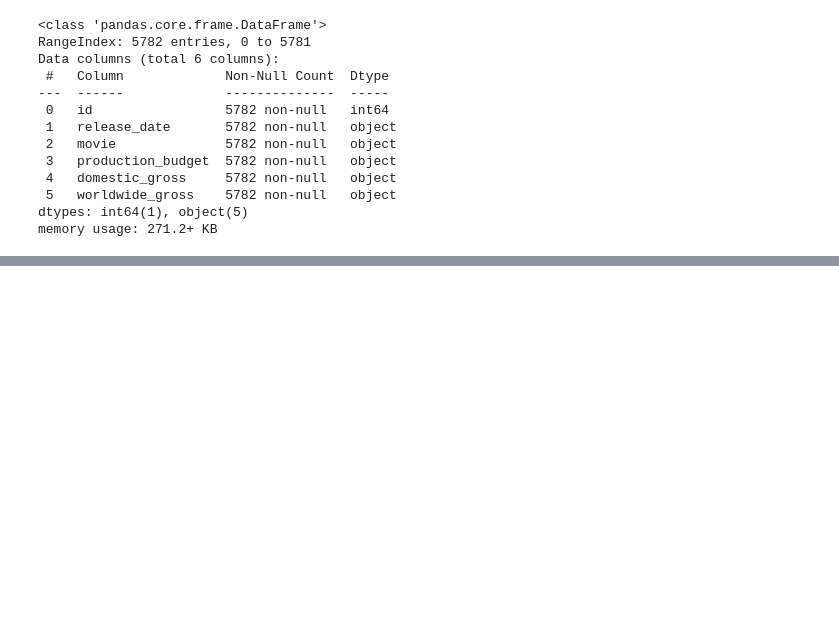
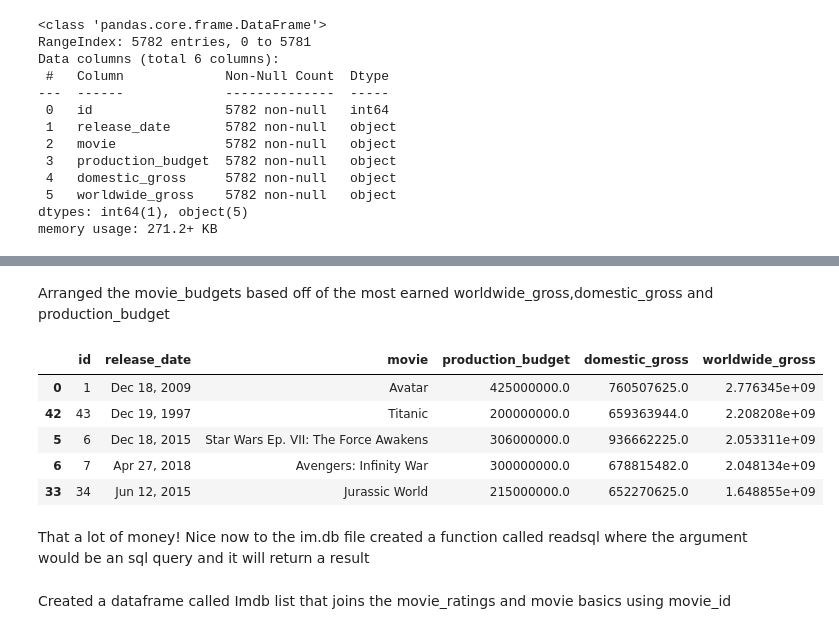
Before and after one commit to GraceRotich/project1-phaseone, a Jupyter notebook: student.ipynb, the cells around one changed output, grey strips where cells are left out. Saved outputs shown, nothing was run; the diff lists cells and outputs as text; code cells hidden in the pictures; blank space fills up the shorter version.

Commit message:
create fuction to query im.db database

```diff
--- a/student.ipynb
+++ b/student.ipynb
@@ -222,0 +236,5 @@ memory usage: 271.2+ KB
+# %%
+movie_budgets['production_budget'] = movie_budgets['production_budget'].str.replace(',', '').str.replace('$','').astype('float')
+movie_budgets['domestic_gross'] = movie_budgets['domestic_gross'].str.replace(',', '').str.replace('$','').astype('float')
+movie_budgets['worldwide_gross'] = movie_budgets['worldwide_gross'].str.replace(',', '').str.replace('$','').astype('float')
+movie_budgets.info()
@@ -222,0 +255,15 @@ memory usage: 271.2+ KB
+# %% [markdown]
+Arranged the movie_budgets based off of the most earned worldwide_gross,domestic_gross and production_budget
+# %%
+movie_budgets = movie_budgets.sort_values(by=['worldwide_gross','domestic_gross','production_budget'],ascending=[False,False,True])
+movie_budgets.head()
+# %% [output]
+|  | id | release_date | movie | production_budget | domestic_gross | worldwide_gross |
+| 0 | 1 | Dec 18, 2009 | Avatar | 425000000.0 | 760507625.0 | 2.776345e+09 |
+| 42 | 43 | Dec 19, 1997 | Titanic | 200000000.0 | 659363944.0 | 2.208208e+09 |
+| 5 | 6 | Dec 18, 2015 | Star Wars Ep. VII: The Force Awakens | 306000000.0 | 936662225.0 | 2.053311e+09 |
+| 6 | 7 | Apr 27, 2018 | Avengers: Infinity War | 300000000.0 | 678815482.0 | 2.048134e+09 |
+| 33 | 34 | Jun 12, 2015 | Jurassic World | 215000000.0 | 652270625.0 | 1.648855e+09 |
+# %% [markdown]
+That a lot of money!
+Nice now to the im.db file created a function called readsql where the argument would be an sql query and it will return a result
@@ -222,0 +273,2 @@ memory usage: 271.2+ KB
+# %% [markdown]
+Created a dataframe called Imdb list that joins the movie_ratings and movie basics using movie_id
```
Also changed, not shown: parts of 5 cells of this notebook.
